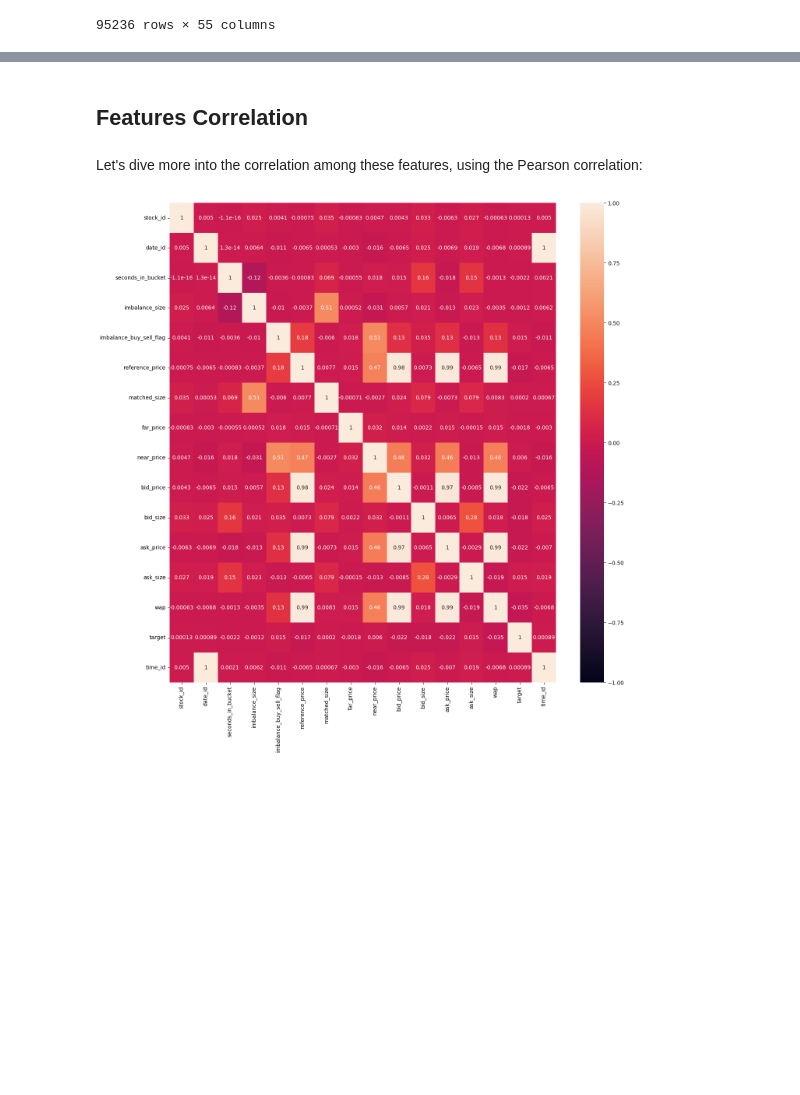
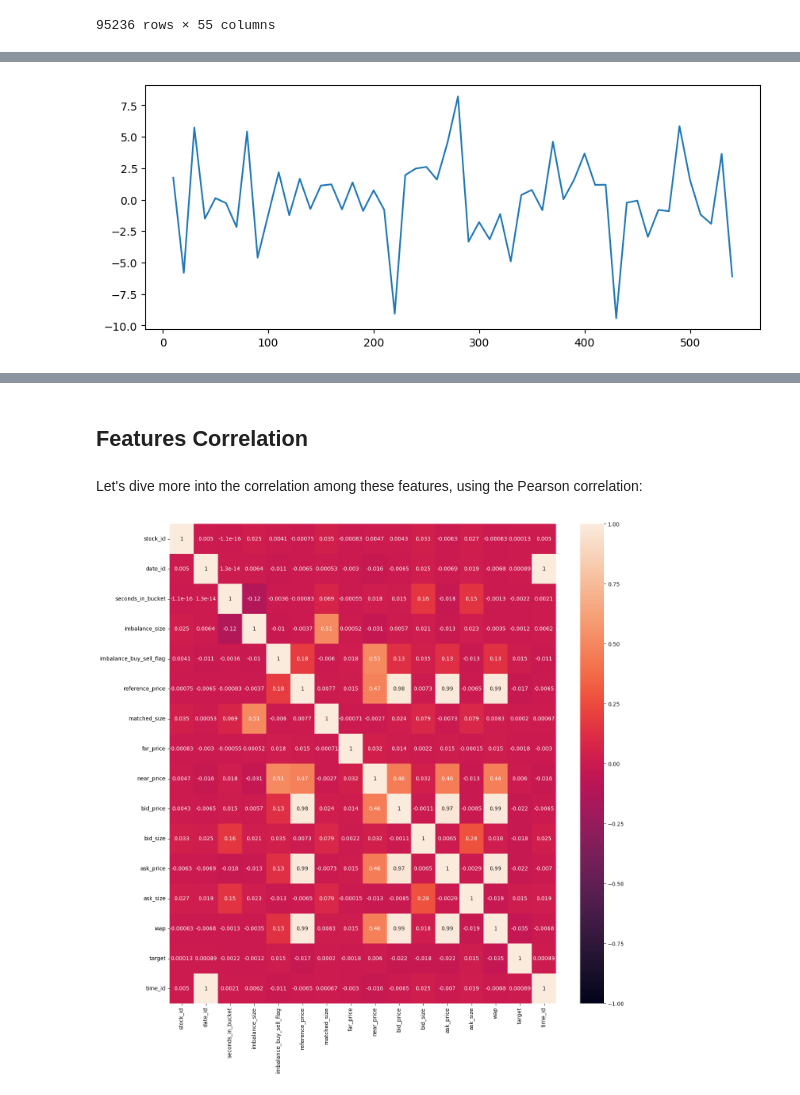
Before and after one commit to tfranza/optiver, a Jupyter notebook: Data_analysis.ipynb, the cells around one changed output, grey strips where cells are left out. Drawn from its saved outputs; the diff is of its cells as text; code cells hidden in the pictures; blank space fills up the shorter version.

```diff
--- a/Data_analysis.ipynb
+++ b/Data_analysis.ipynb
@@ -132,4 +135,5 @@ df_pivot_target
 |  | 480 | 9.479523 | 2.299547 | 1.850128 | 1.980066 | 4.969835 | 4.869700 | 5.719662 | 4.409552 | 4.420280 | ... |
 95236 rows × 55 columns
 # %%
-df_0_0 = df_pivot_target.loc[0].loc[0]
+df_0_0 = df_pivot_target.loc[199].loc[100]
+df_0_0
@@ -223,0 +160,18 @@ adfuller(df_0_0.diff(6).iloc[6:])
+# %%
+df_0_0_d1 = df_0_0.diff(1).dropna().to_frame(name = 'target_diff_1')
+'''
+calcoliamo la varianza e la media al minuto per poi dividere i valori target per la varianza del minuto corrispondente
+per poi sottrarre il valore della media
+'''
+#(stiamo assumento una seasonality di 60 secondi, come suggerito dal PACF e dal calcolo dei dati di input)
+df_0_0_d1['minuto'] = ((df_0_0_d1.index - 0.01) / 60).astype(int)
+df_0_0_d1 = df_0_0_d1.merge(df_0_0_d1.groupby('minuto').agg(['std', 'mean'])['target_diff_1'].rename(columns = {'std':'std_1','mean':'mean_1'}),\
+                left_on = 'minuto',\
+                right_index = True)
+df_0_0_d1['target_inverse_Z_norm'] = (df_0_0_d1['target_diff_1'] / df_0_0_d1['std_1']) - df_0_0_d1['mean_1']
+df_0_0_d1['target_mean_diff'] = df_0_0_d1['target_diff_1'] - df_0_0_d1['mean_1']
+
+df_0_0_d1['true_norm_1_minute'] = (df_0_0_d1['target_diff_1'] - df_0_0_d1['mean_1'])/ df_0_0_d1['std_1']
+
+
+df_0_0_d1
@@ -223,0 +259,7 @@ adfuller(df_0_0.diff(6).iloc[6:])
+# %%
+plt.figure(figsize=(10,4))
+plt.plot(df_0_0_d1['target_diff_1'])
+#plt.ylim(-11, 11)
+plt.show()
+# %% [output]
+[figure, added]
```
Also changed, not shown: parts of 29 cells of this notebook.
